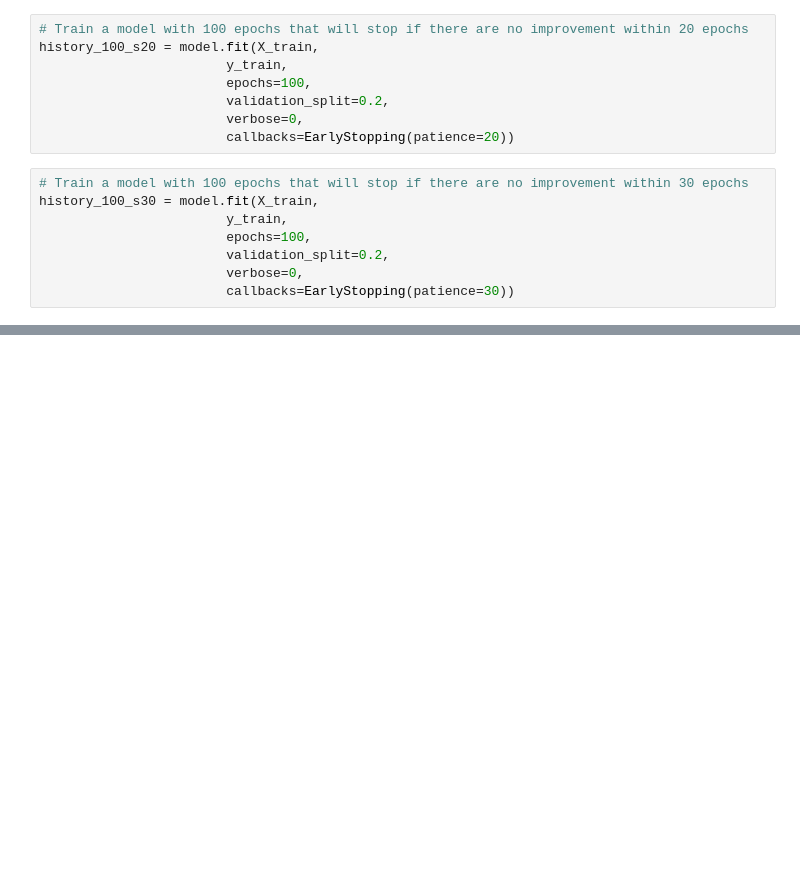
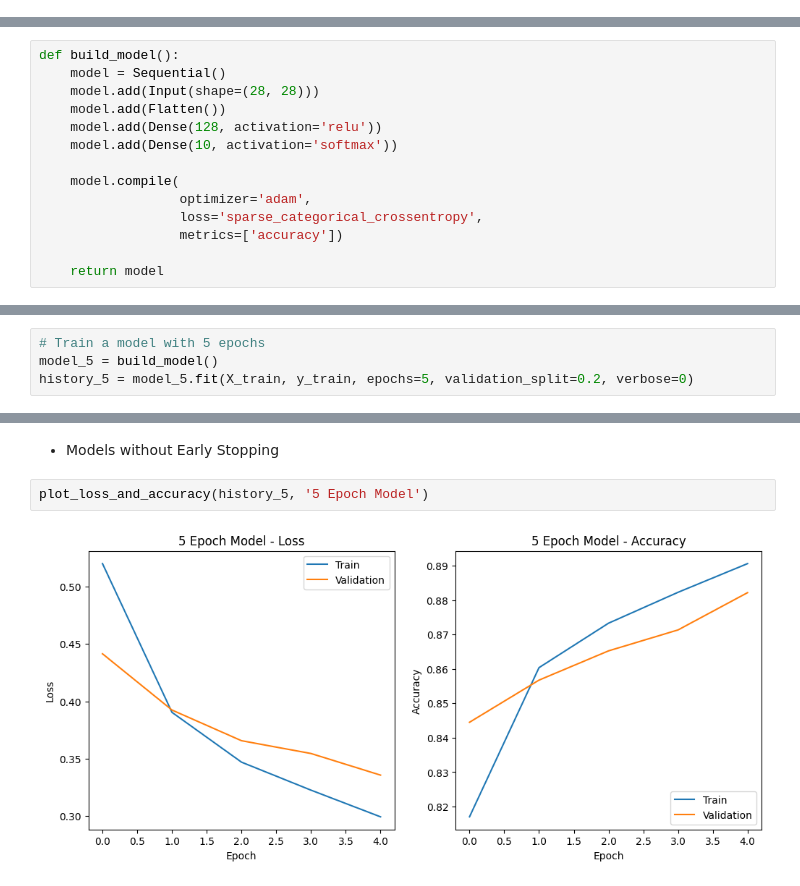
Before and after one commit to Mindkerchief/BaselineML, a Jupyter notebook: sequential-neural-network/sequential-neural-network.ipynb, the cells around one changed output, grey strips where cells are left out. Saved outputs shown, nothing was run; the diff lists cells and outputs as text; blank space fills up the shorter version.

Commit message:
Update the sequential model focusing on epoch evaluation

```diff
--- a/sequential-neural-network/sequential-neural-network.ipynb
+++ b/sequential-neural-network/sequential-neural-network.ipynb
@@ -123,16 +25,0 @@ history_100_s15 = model.fit(X_train,
-# %%
-# Train a model with 100 epochs that will stop if there are no improvement within 20 epochs
-history_100_s20 = model.fit(X_train,
-                        y_train,
-                        epochs=100,
-                        validation_split=0.2,
-                        verbose=0,
-                        callbacks=EarlyStopping(patience=20))
-# %%
-# Train a model with 100 epochs that will stop if there are no improvement within 30 epochs
-history_100_s30 = model.fit(X_train,
-                        y_train,
-                        epochs=100,
-                        validation_split=0.2,
-                        verbose=0,
-                        callbacks=EarlyStopping(patience=30))
@@ -234,0 +77,14 @@ plot_histories(histories, 'Training History Comparison', labels)
+# %%
+def build_model():
+    model = Sequential()
+    model.add(Input(shape=(28, 28)))
+    model.add(Flatten())
+    model.add(Dense(128, activation='relu'))
+    model.add(Dense(10, activation='softmax'))
+
+    model.compile(
+                  optimizer='adam',
+                  loss='sparse_categorical_crossentropy',
+                  metrics=['accuracy'])
+
+    return model
@@ -234,0 +93,4 @@ plot_histories(histories, 'Training History Comparison', labels)
+# %%
+# Train a model with 5 epochs
+model_5 = build_model()
+history_5 = model_5.fit(X_train, y_train, epochs=5, validation_split=0.2, verbose=0)
@@ -234,0 +207,6 @@ plot_histories(histories, 'Training History Comparison', labels)
+# %% [markdown]
+- Models without Early Stopping
+# %%
+plot_loss_and_accuracy(history_5, '5 Epoch Model')
+# %% [output]
+[figure, added]
```
Also changed, not shown: parts of 64 cells of this notebook.
